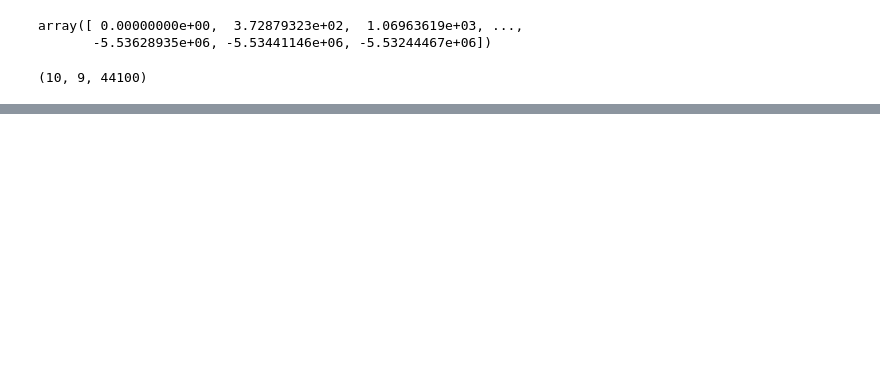
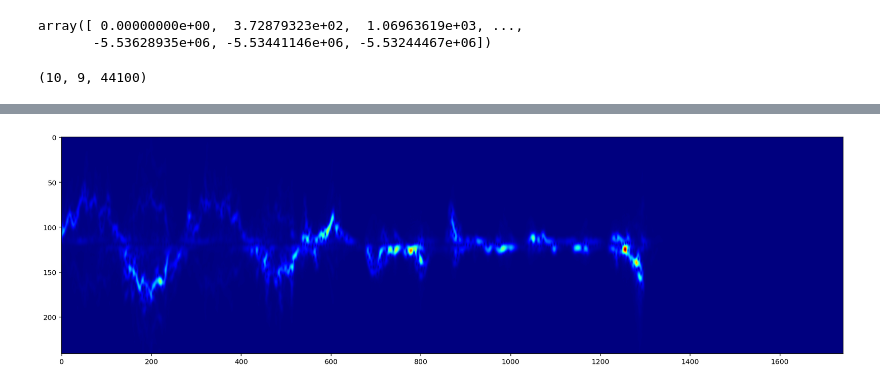
Before and after one commit to AurelienNioche/MoodInfer, a Jupyter notebook: main.ipynb, the cells around one changed output, grey strips where cells are left out. Saved outputs shown, nothing was run; the diff lists cells and outputs as text; code cells hidden in the pictures; blank space fills up the shorter version.

```diff
--- a/main.ipynb
+++ b/main.ipynb
@@ -72,0 +75,5 @@ for subject in range(n_subject):
+# %%
+fig, ax = plt.subplots(figsize=(20, 10), )
+ax.imshow(data[0, 0], cmap="jet", aspect=2);
+# %% [output]
+[figure, added]
```
Also changed, not shown: parts of 6 cells of this notebook, 3 other files.
